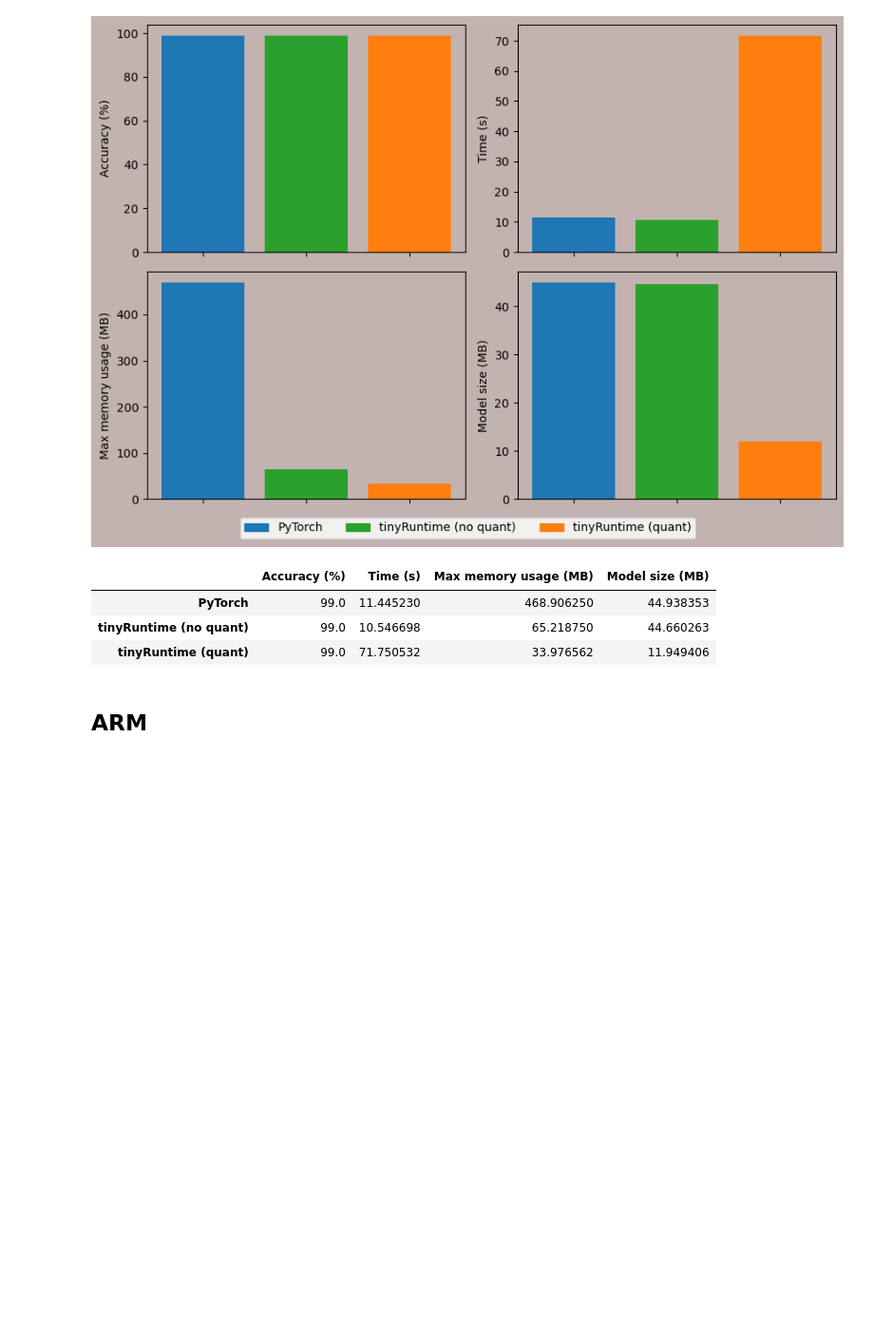
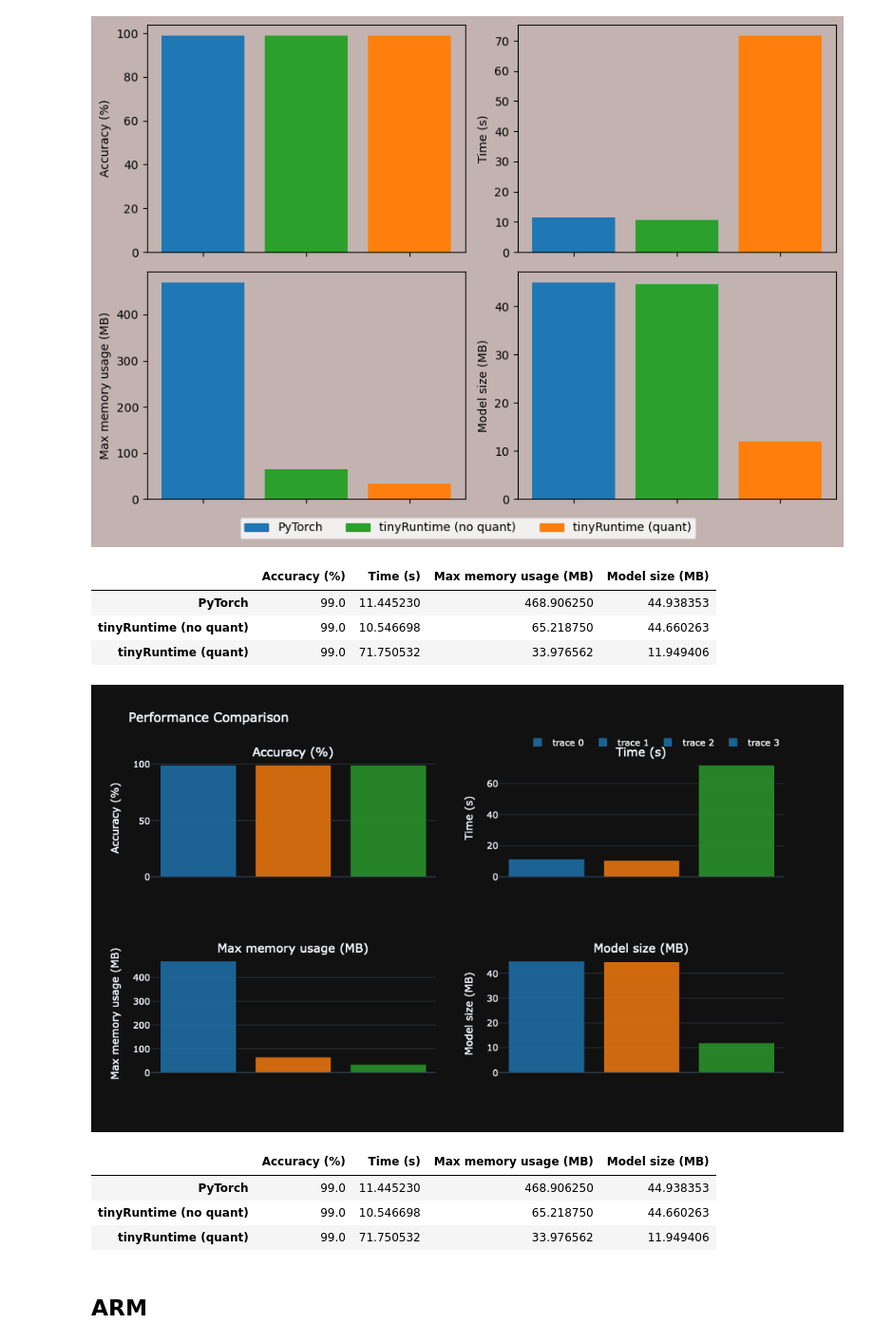
Before and after one commit to harukadoyu/njtest, a Jupyter notebook: hello.ipynb, the cells around one changed output. Shown: that part at 95% size. Saved outputs shown, nothing was run; the diff lists cells and outputs as text; code cells hidden in the pictures; blank space fills up the shorter version.

```diff
--- a/hello.ipynb
+++ b/hello.ipynb
@@ -83,6 +83,78 @@ plot_perf_comp(df_x86)
 | PyTorch | 99.0 | 11.445230 | 468.906250 | 44.938353 |
 | tinyRuntime (no quant) | 99.0 | 10.546698 | 65.218750 | 44.660263 |
 | tinyRuntime (quant) | 99.0 | 71.750532 | 33.976562 | 11.949406 |
+# %%
+#| label: fig-x86
+#| fig-cap: "Performance comparison on x86"
+
+import pandas as pd
+import plotly.graph_objects as go
+from plotly.subplots import make_subplots
+
+from IPython.display import display
+
+def split_dataframe(df):
+    '''Split dataframe based on Runtime (Pytorch, tinyRuntime (no quant), and tinyRuntime (quant)).'''
+    df_pytorch = df[df["Runtime"] == "PyTorch"]
+    df_trv = df[(df["Runtime"] == "tinyRuntime") & (df["Quantization"] == False)]
+    df_trq = df[(df["Runtime"] == "tinyRuntime") & (df["Quantization"] == True)]
+    return df_pytorch, df_trv, df_trq
+
+def plot_runtime_result(fig, row, col, column, df_pytorch, df_trv, df_trq, ylabel):
+    '''Plot the latest performance comparison based on the selected column using Plotly.'''
+    x = ["PyTorch", "tinyRuntime (no quant)", "tinyRuntime (quant)"]
+    y = [df[column].values[-1] for df in [df_pytorch, df_trv, df_trq]]
+    bar_colors = ['rgba(31, 119, 180, 0.8)', 'rgba(255, 127, 14, 0.8)', 'rgba(44, 160, 44, 0.8)']
+    fig.add_trace(go.Bar(x=x, y=y, marker_color=bar_colors), row=row, col=col)
+    fig.update_yaxes(title_text=ylabel, row=row, col=col)
+    fig.update_xaxes(showticklabels=False, row=row, col=col)
+
+    return y  # Return the values for the column to construct the DataFrame
+
+def plot_perf_comp(df):
+    '''Plot latest performance comparisons using Plotly.'''
+    df_pytorch, df_trv, df_trq = split_dataframe(df)
+
+    # Create subplots using Plotly Figure Factory
+    fig = go.Figure()
+    fig = make_subplots(rows=2, cols=2, subplot_titles=("Accuracy (%)", "Time (s)", "Max memory usage (MB)", "Model size (MB)"))
+
+    # Plot and collect data for each metric
+    accuracy_values = plot_runtime_result(fig, 1, 1, "Accuracy", df_pytorch, df_trv, df_trq, "Accuracy (%)")
+    time_values = plot_runtime_result(fig, 1, 2, "Time", df_pytorch, df_trv, df_trq, "Time (s)")
+    memory_values = plot_runtime_result(fig, 2, 1, "Max memory", df_pytorch, df_trv, df_trq, "Max memory usage (MB)")
+    model_size_values = plot_runtime_result(fig, 2, 2, "Model size", df_pytorch, df_trv, df_trq, "Model size (MB)")
+
+    # Update layout for the whole figure
+    fig.update_layout(
+        title="Performance Comparison",
+        legend=dict(orientation="h", yanchor="bottom", y=1.02, xanchor="right", x=1),
+        height=600, width=900,
+        template="plotly_dark"  # Change template to fit dark background
+    )
+
+    # Show the plot
+    fig.show()
+
+    # Create DataFrame
+    data = {
+        "Accuracy (%)": accuracy_values,
+        "Time (s)": time_values,
+        "Max memory usage (MB)": memory_values,
+        "Model size (MB)": model_size_values
+    }
+    df_results = pd.DataFrame(data, index=["PyTorch", "tinyRuntime (no quant)", "tinyRuntime (quant)"])
+    display(df_results)
+
+df = pd.read_csv('benchmark.csv')
+df_x86 = df[df["Platform"] == "x86_64"]
+plot_perf_comp(df_x86)
+# %% [output]
+[figure, added]
+|  | Accuracy (%) | Time (s) | Max memory usage (MB) | Model size (MB) |
+| PyTorch | 99.0 | 11.445230 | 468.906250 | 44.938353 |
+| tinyRuntime (no quant) | 99.0 | 10.546698 | 65.218750 | 44.660263 |
+| tinyRuntime (quant) | 99.0 | 71.750532 | 33.976562 | 11.949406 |
 # %% [markdown]
 ## ARM
 # %%
```
Also changed, not shown: parts of 1 cell of this notebook.
